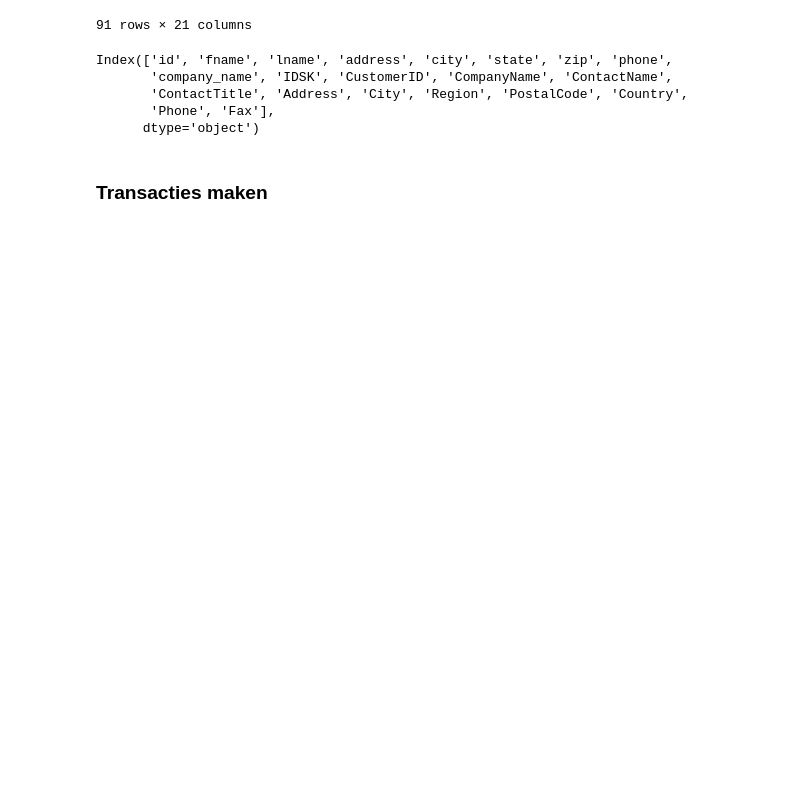
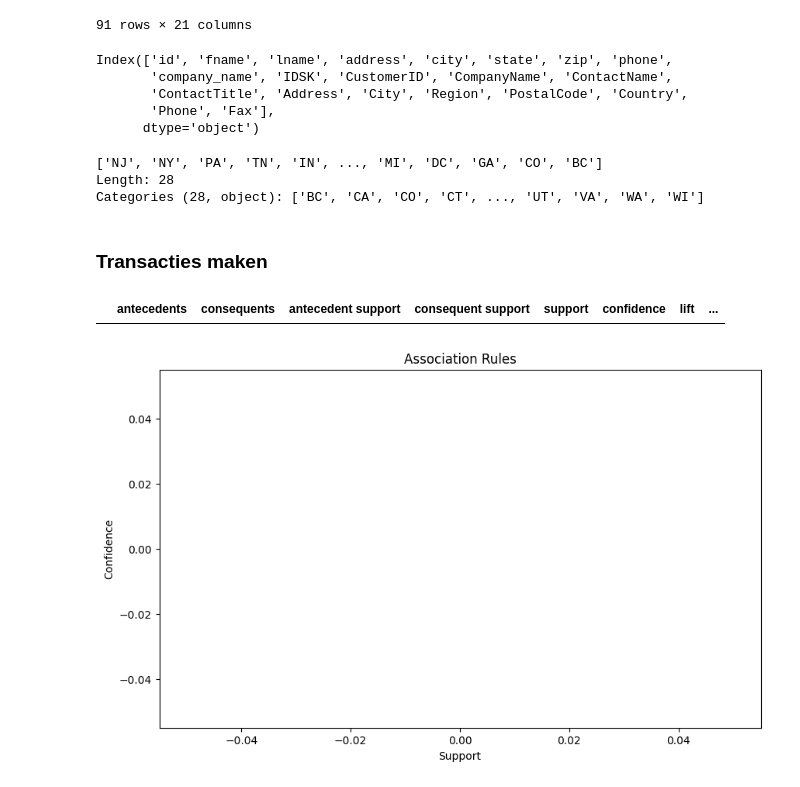
Before and after one commit to Lossttt/deds_proj_groep1, a Jupyter notebook: 4_Dashboard/FrequentItemsets.ipynb, the cells around one changed output. Drawn from its saved outputs; the diff is of its cells as text; code cells hidden in the pictures; blank space fills up the shorter version.

Commit message:
Start aan frequent itemsets

```diff
--- a/4_Dashboard/FrequentItemsets.ipynb
+++ b/4_Dashboard/FrequentItemsets.ipynb
@@ -39,5 +39,52 @@ Index(['id', 'fname', 'lname', 'address', 'city', 'state', 'zip', 'phone',
        'ContactTitle', 'Address', 'City', 'Region', 'PostalCode', 'Country',
        'Phone', 'Fax'],
       dtype='object')
+# %%
+customer_df.state.unique()
+# %% [output]
+['NJ', 'NY', 'PA', 'TN', 'IN', ..., 'MI', 'DC', 'GA', 'CO', 'BC']
+Length: 28
+Categories (28, object): ['BC', 'CA', 'CO', 'CT', ..., 'UT', 'VA', 'WA', 'WI']
 # %% [markdown]
 ### Transacties maken
+# %%
+transactions = customer_df.groupby('IDSK')['state'].apply(list)
+# %%
+# Importeer de TransactionEncoder uit mlxtend.preprocessing
+from mlxtend.preprocessing import TransactionEncoder
+
+# Maak een instantie van TransactionEncoder
+te = TransactionEncoder()
+
+# Pas de fit methode toe op de transacties om de encoder aan te passen aan de gegeven transacties
+te_ary = te.fit(transactions).transform(transactions)
+
+# Maak een DataFrame met de resulterende geëncodeerde array, waarbij de kolommen de unieke items in de transacties vertegenwoordigen
+df = pd.DataFrame(te_ary, columns=te.columns_)
+# %%
+# Importeer de apriori functie uit mlxtend.frequent_patterns
+from mlxtend.frequent_patterns import apriori
+
+# Pas de apriori functie toe op de DataFrame met behulp van de opgegeven minimumsupport en gebruik de kolomnamen
+frequent_itemsets = apriori(df, min_support=0.001, use_colnames=True)
+# %%
+# Association rules genereren met behulp van de frequent itemsets en een minimum threshold voor de lift
+rules = association_rules(frequent_itemsets, metric="lift", min_threshold=0.0001)
+
+# Regels sorteren op basis van confidence en lift
+rules = rules.sort_values(['confidence', 'lift'], ascending=[False, False])
+
+# Bovenste regels weergeven
+rules.head(5)
+# %% [output]
+|  | antecedents | consequents | antecedent support | consequent support | support | confidence | lift | ... |
+# %%
+# Data weergeven met behulp van een scatterplot
+plt.figure(figsize=(10, 6))
+sns.scatterplot(x="support", y="confidence", size="lift", data=rules)
+plt.xlabel("Support")
+plt.ylabel("Confidence")
+plt.title("Association Rules")
+plt.show()
+# %% [output]
+[figure, added]
```
